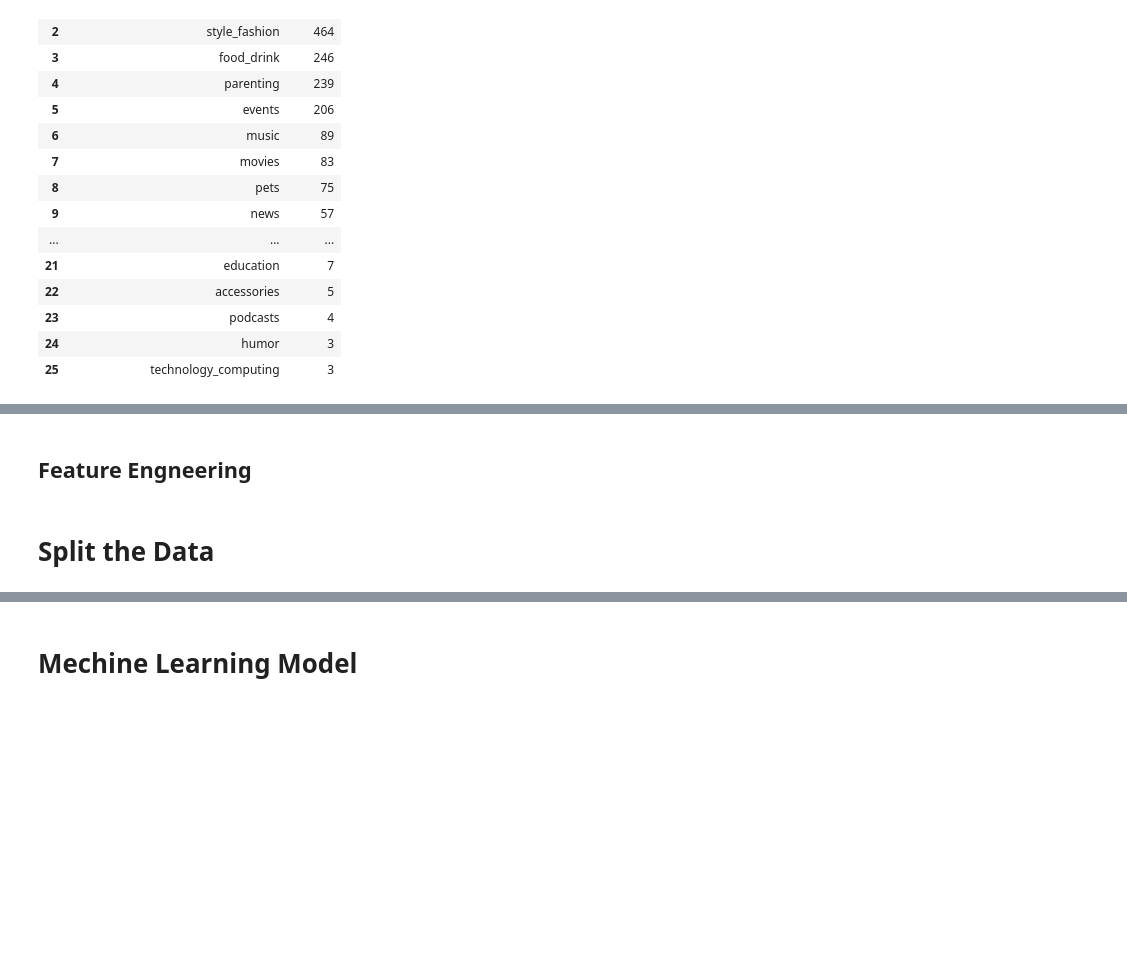
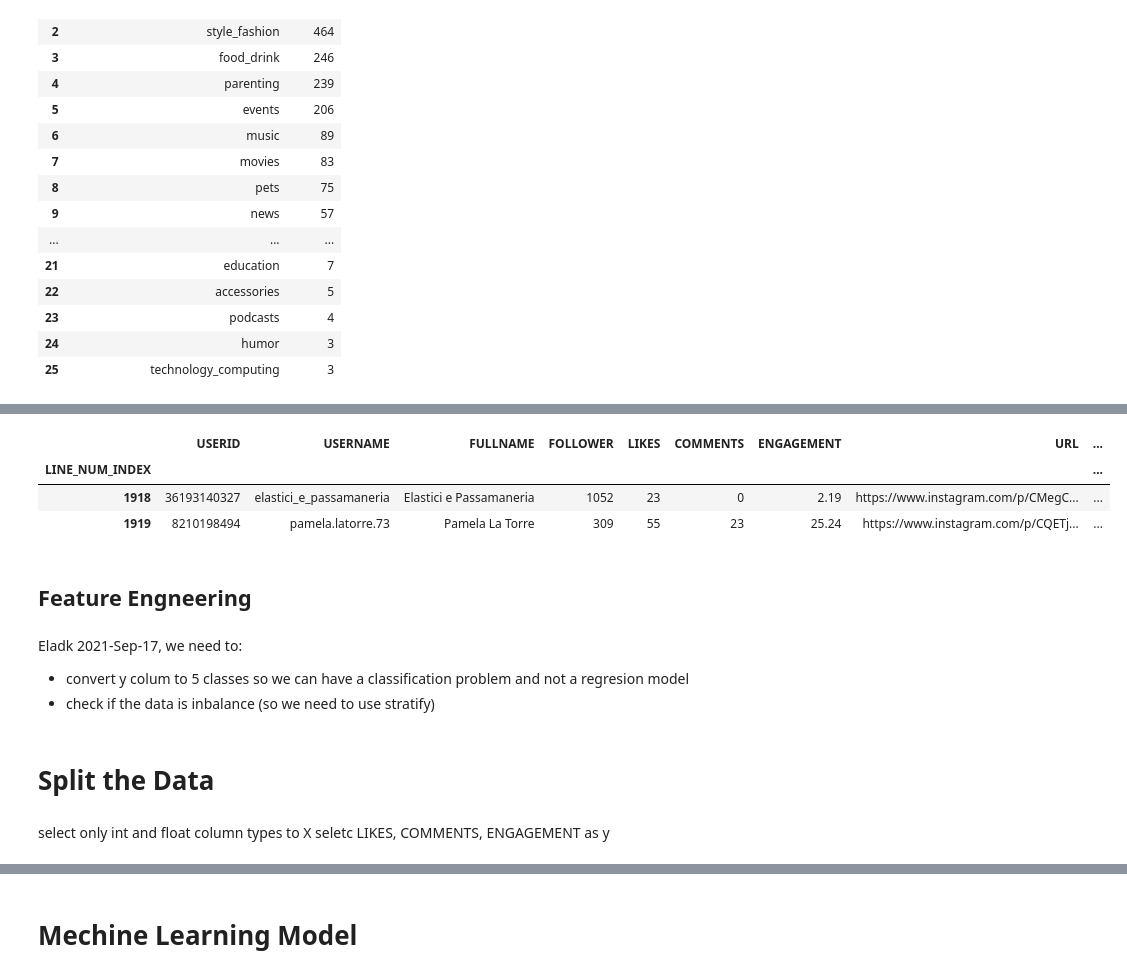
Before and after one commit to Raanank10/Instagram-s-influencers, a Jupyter notebook: Instagram_influencers.ipynb, the cells around one changed output, grey strips where cells are left out. Cells and saved outputs as stored; diff of their text form; code cells hidden in the pictures; blank space fills up the shorter version.

```diff
--- a/Instagram_influencers.ipynb
+++ b/Instagram_influencers.ipynb
@@ -410,0 +519,2 @@ df.groupby(['ACCESSIBILITY_CAPTION_INTEREST']).size().sort_values(ascending=Fals
+# %%
+enc = OrdinalEncoder()
@@ -410,0 +523,9 @@ df.groupby(['ACCESSIBILITY_CAPTION_INTEREST']).size().sort_values(ascending=Fals
+# %%
+for col in df.select_dtypes(include=['object']).dtypes.index:
+#for col in ['USERNAME','FULLNAME']:
+  #col_list = pd.DataFrame(df[col].unique())
+  #col_list.rename(columns = {0:col},inplace=True)
+  #col_list.rename(columns = {0:col},inplace=True)
+  enc.fit(df[[col]])
+  df[col + '_OBJECT_AS_INT'] = enc.transform(df[[col]])
+  #print(col)
@@ -411,4 +552,20 @@ df.groupby(['ACCESSIBILITY_CAPTION_INTEREST']).size().sort_values(ascending=Fals
+# %%
+df.head(2)
+# %% [output]
+|  | USERID | USERNAME | FULLNAME | FOLLOWER | LIKES | COMMENTS | ENGAGEMENT | URL | ... |
+| LINE_NUM_INDEX |  |  |  |  |  |  |  |  | ... |
+| 1918 | 36193140327 | elastici_e_passamaneria | Elastici e Passamaneria | 1052 | 23 | 0 | 2.19 | https://www.instagram.com/p/CMegC... | ... |
+| 1919 | 8210198494 | pamela.latorre.73 | Pamela La Torre | 309 | 55 | 23 | 25.24 | https://www.instagram.com/p/CQETj... | ... |
 # %% [markdown]
 ## Feature Engneering
+# %% [markdown]
+Eladk 2021-Sep-17, we need to:
+
+
+*   convert y colum to 5 classes so we can have a classification problem and not a regresion model
+*   check if the data is inbalance (so we need to use stratify)
 # %% [markdown]
 # Split the Data
+# %% [markdown]
+select only int and float column types to X
+seletc LIKES, COMMENTS, ENGAGEMENT as y
```
Also changed, not shown: parts of 22 cells of this notebook.
